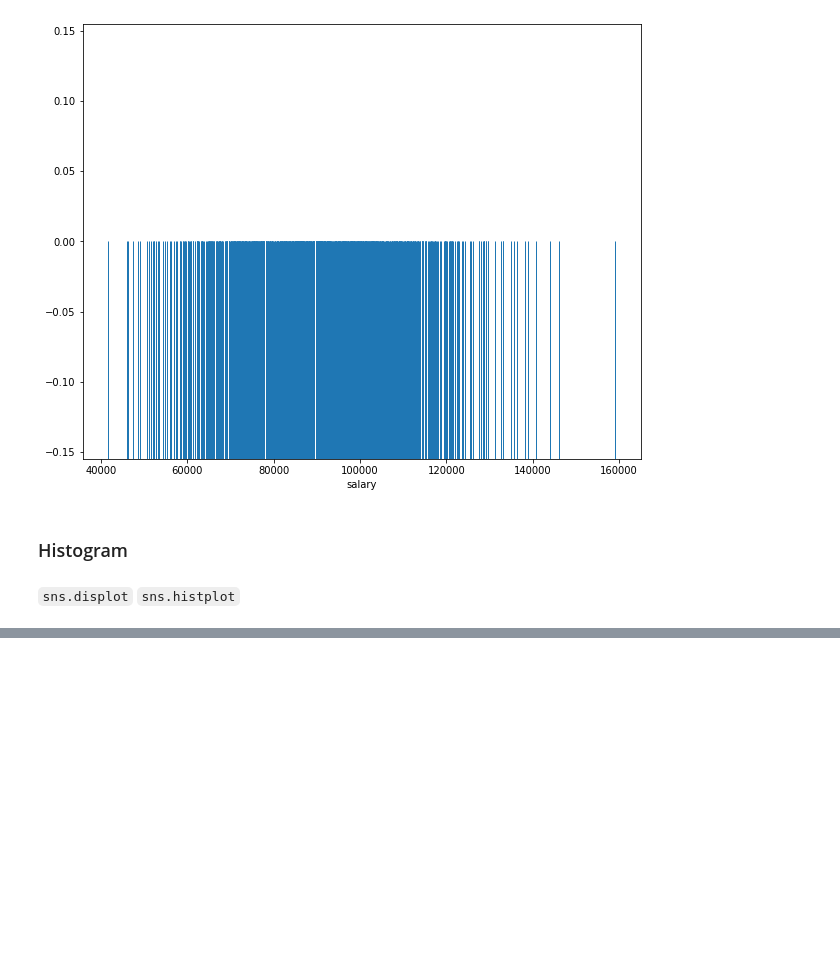
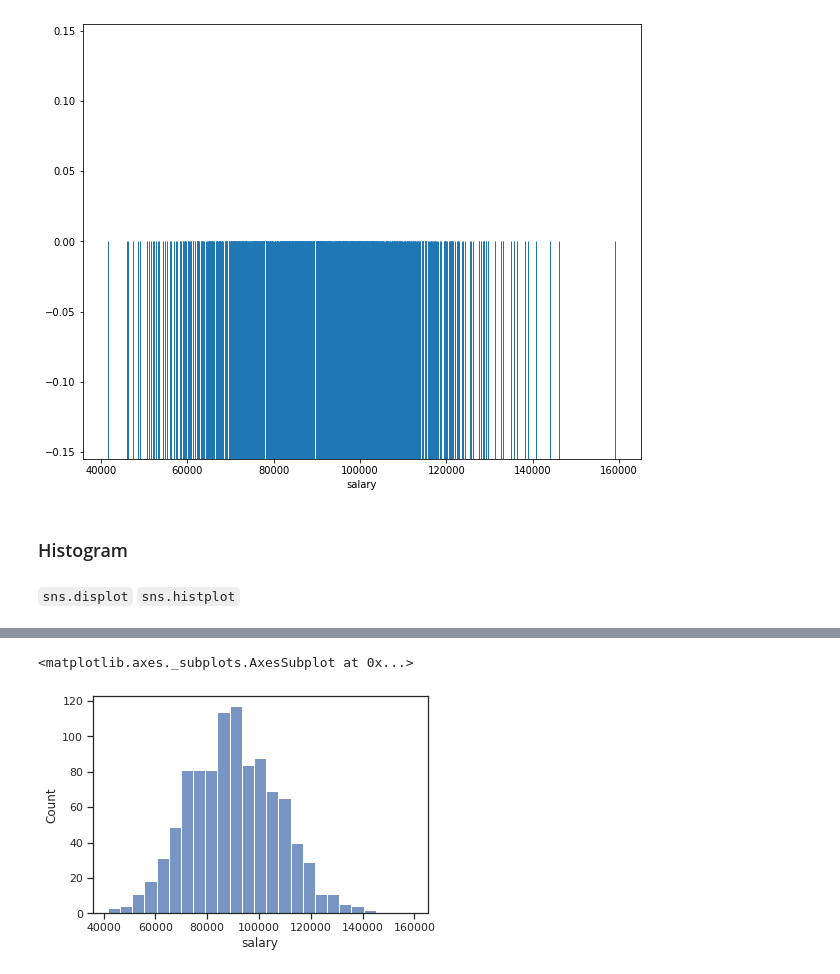
Before and after one commit to Dimisz/DSc_and_ML_with_Python_Course, a Jupyter notebook: Seaborn.ipynb, the cells around one changed output, grey strips where cells are left out. Saved outputs shown, nothing was run; the diff lists cells and outputs as text; code cells hidden in the pictures; blank space fills up the shorter version.

```diff
--- a/Seaborn.ipynb
+++ b/Seaborn.ipynb
@@ -126,0 +131,5 @@ sns.displot(data=df,
+# %%
+sns.histplot(data=df, x='salary')
+# %% [output]
+<matplotlib.axes._subplots.AxesSubplot at 0x...>
+[figure, added]
```
Also changed, not shown: parts of 51 cells of this notebook.
